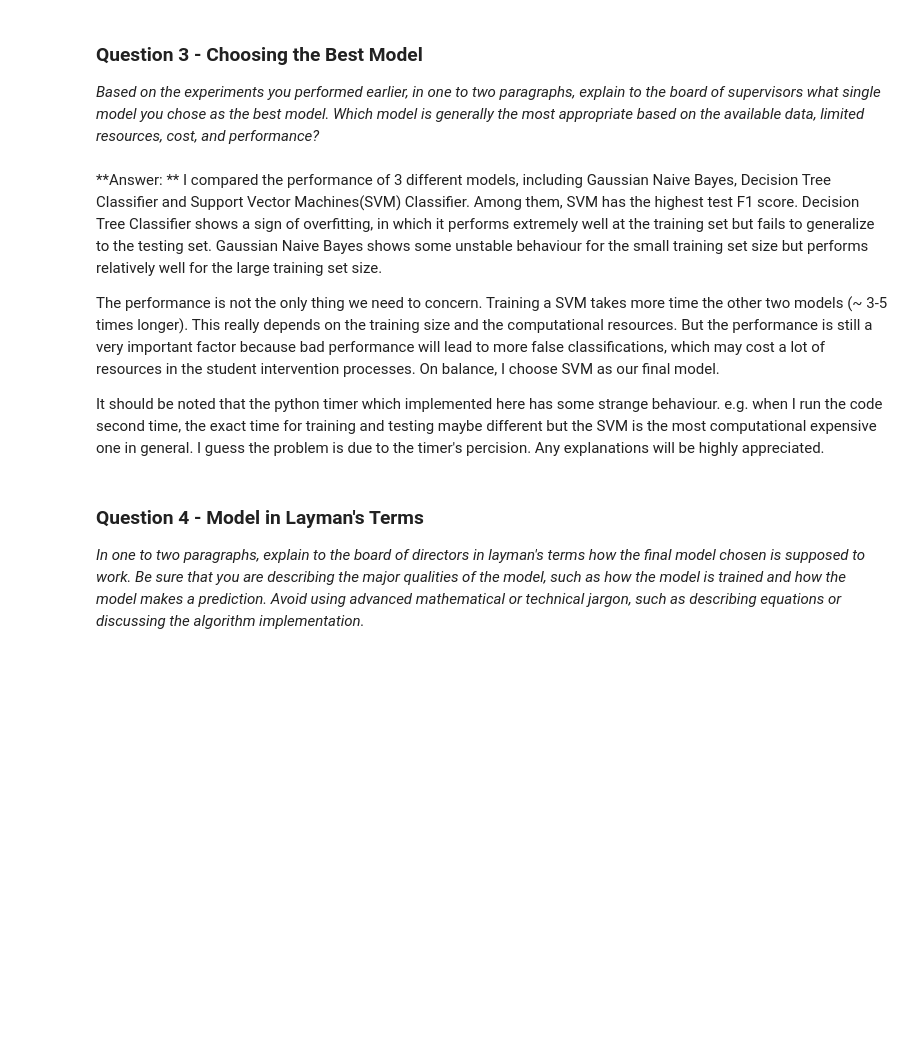
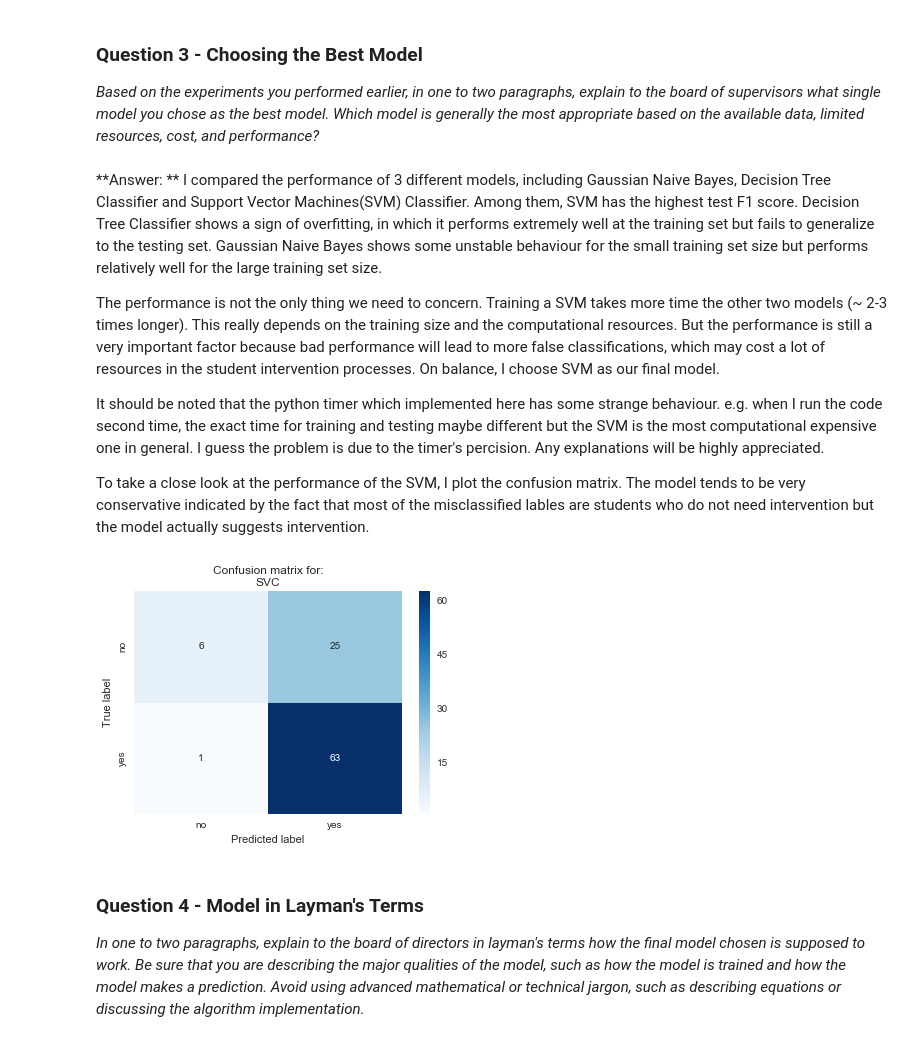
Before and after one commit to Shitao-zz/student_intervention, a Jupyter notebook: student_intervention.ipynb, the cells around one changed output. Saved outputs shown, nothing was run; the diff lists cells and outputs as text; code cells hidden in the pictures; blank space fills up the shorter version.

Commit message:
Project2: student intervention v2

```diff
--- a/student_intervention.ipynb
+++ b/student_intervention.ipynb
@@ -163,7 +171,7 @@ num_train = 300
 num_test = X_all.shape[0] - num_train
 
 # TODO: Shuffle and split the dataset into the number of training and testing points above
-X_train, X_test, y_train, y_test = train_test_split(X_all,y_all,test_size = num_test/float(X_all.shape[0]),random_state=0)
+X_train, X_test, y_train, y_test = train_test_split(X_all,y_all,stratify=y_all,test_size = num_test/float(X_all.shape[0]),random_state=0)
 
 # Show the results of the split
 print "Training set has {} samples.".format(X_train.shape[0])
@@ -354,0 +305,15 @@ F1 score for test set: 0.7586.
+# %%
+# TODO: Import the three supervised learning models from sklearn
+from sklearn.naive_bayes import GaussianNB
+from sklearn.tree import DecisionTreeClassifier
+from sklearn.svm import SVC
+
+# TODO: Initialize the three models
+clf_A = GaussianNB()
+clf_B = DecisionTreeClassifier(random_state=0)
+clf_C = SVC(random_state=0)
+
+for clf in [clf_A, clf_B, clf_C]:
+    print "\n{}: \n".format(clf.__class__.__name__)
+    for n in [100, 200, 300]:
+        train_predict(clf, X_train[:n], y_train[:n], X_test, y_test)
@@ -390,9 +373,28 @@ In this final section, you will choose from the three supervised learning models
 I compared the performance of 3 different models, including Gaussian Naive Bayes, Decision Tree Classifier and Support Vector Machines(SVM) Classifier. Among them, SVM has the highest test F1 score. Decision Tree Classifier shows a sign of overfitting, in which it performs extremely well at the training set but fails to generalize to the testing set.
 Gaussian Naive Bayes shows some unstable behaviour for the small training set size but performs relatively well for the large training set size.
 
-The performance is not the only thing we need to concern. Training a SVM takes more time the other two models (~ 3-5 times longer). This really depends on the training size and the computational resources. But the performance is still a very important factor because bad performance will lead to more false classifications, which may cost a lot of resources in the student intervention processes. On balance, I choose SVM as our final model.
+The performance is not the only thing we need to concern. Training a SVM takes more time the other two models (~ 2-3 times longer). This really depends on the training size and the computational resources. But the performance is still a very important factor because bad performance will lead to more false classifications, which may cost a lot of resources in the student intervention processes. On balance, I choose SVM as our final model.
 
 It should be noted that the python timer which implemented here has some strange behaviour. e.g. when I run the code second time, the exact time for training and testing maybe different but the SVM is the most computational expensive one in general. I guess the problem is due to the timer's percision. Any explanations will be highly appreciated.
+
+To take a close look at the performance of the SVM, I plot the confusion matrix. The model tends to be very conservative indicated by the fact that most of the misclassified lables are students who do not need intervention but the model actually suggests intervention.
+# %%
+from sklearn.metrics import confusion_matrix
+import seaborn as sns
+import matplotlib.pyplot as plt
+%matplotlib inline
+
+# Compute confusion matrix for a model
+model = clf_C
+cm = confusion_matrix(y_test.values, model.predict(X_test))
+
+# view with a heatmap
+sns.heatmap(cm, annot=True, cmap='Blues', xticklabels=['no', 'yes'], yticklabels=['no', 'yes'])
+plt.ylabel('True label')
+plt.xlabel('Predicted label')
+plt.title('Confusion matrix for:\n{}'.format(model.__class__.__name__));
+# %% [output]
+[figure, added]
 # %% [markdown]
 ### Question 4 - Model in Layman's Terms
 *In one to two paragraphs, explain to the board of directors in layman's terms how the final model chosen is supposed to work. Be sure that you are describing the major qualities of the model, such as how the model is trained and how the model makes a prediction. Avoid using advanced mathematical or technical jargon, such as describing equations or discussing the algorithm implementation.*
```
Also changed, not shown: parts of 12 cells of this notebook, 1 other file.
